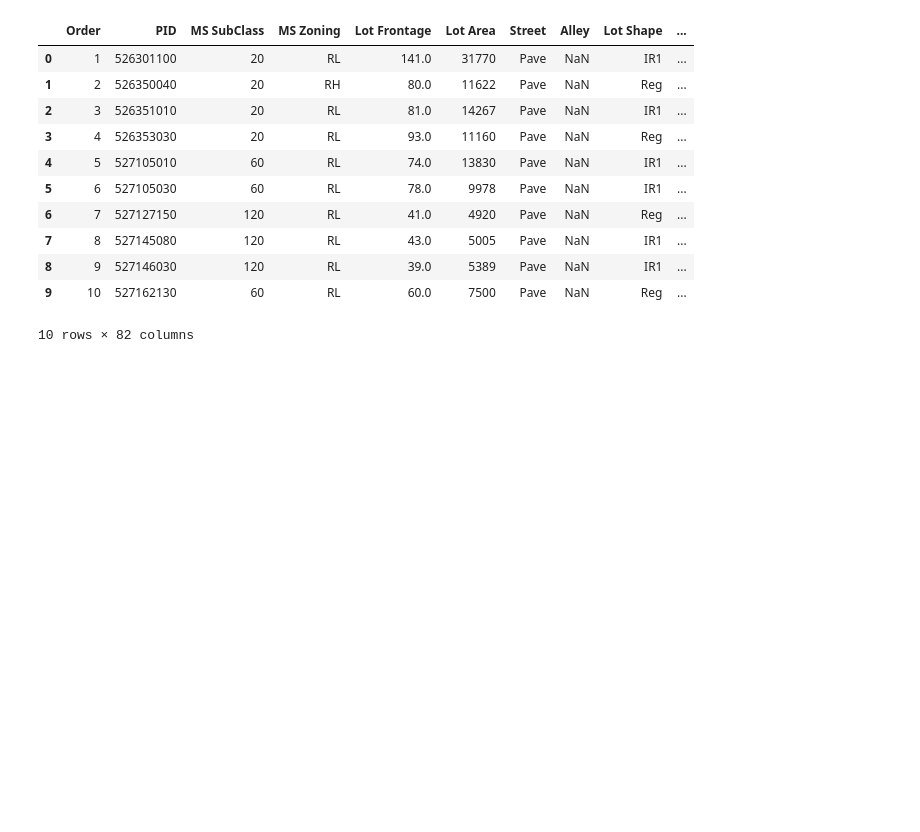
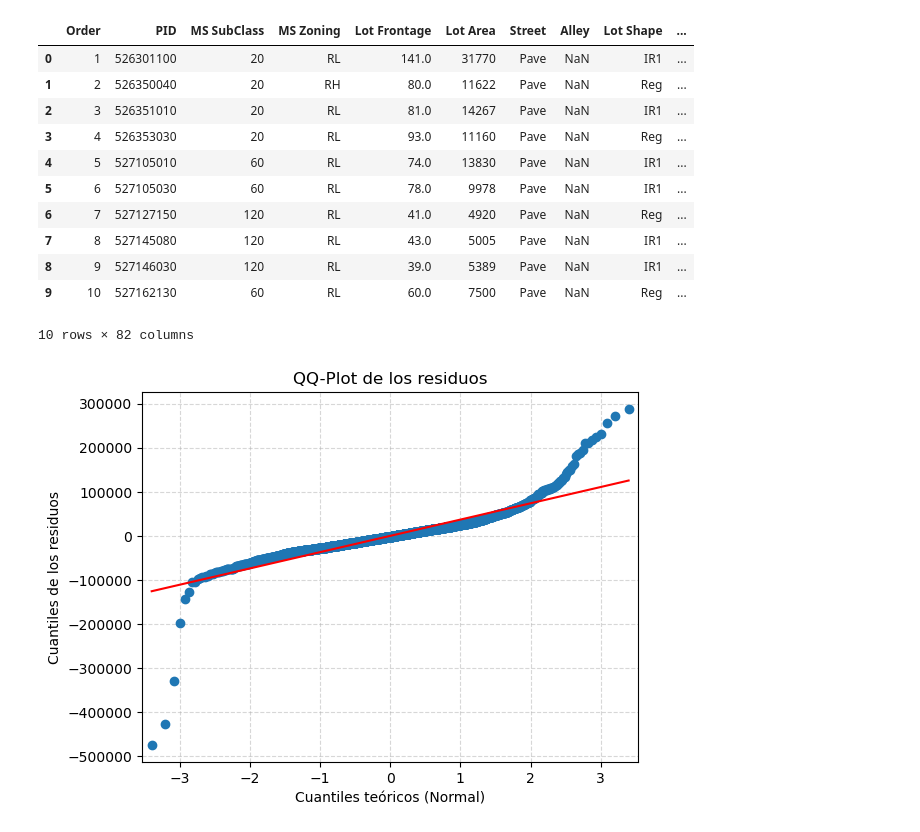
Before and after one commit to Fabian-11037/ames-housing-project, a Jupyter notebook: Notebooks/Proyecto.ipynb, the cells around one changed output. Drawn from its saved outputs; the diff is of its cells as text; code cells hidden in the pictures; blank space fills up the shorter version.

```diff
--- a/Notebooks/Proyecto.ipynb
+++ b/Notebooks/Proyecto.ipynb
@@ -255,3 +257,43 @@ chi2_sup = stats.chi2.ppf(0.025, df=gl)   # χ²_(1-α/2, gl)
 ic_sigma2 = (SSE/chi2_inf, SSE/chi2_sup)
 
 print(f"IC 95% para σ^2: {ic_sigma2}")    # debería ser ≈ [5282.62, 20219.03]
+# %%
+import pandas as pd
+import statsmodels.api as sm
+from statsmodels.stats.outliers_influence import variance_inflation_factor
+import matplotlib.pyplot as plt
+
+# =============================
+# 1. Cargar dataset
+# =============================
+df = pd.read_csv("../Data/AmesHousing.csv")
+
+# Seleccionar variables predictoras
+X = df[['Gr Liv Area', 'Overall Qual', 'Year Built', 'Garage Area', '1st Flr SF', 'SalePrice']].dropna()
+
+Y = X['SalePrice']
+
+X = X.drop('SalePrice', axis =1)
+
+# Agregar constante para el modelo
+X = sm.add_constant(X)
+# %%
+from statsmodels.regression.linear_model import OLS
+
+model = OLS(Y,X)
+result = model.fit()
+# %%
+fitted_vals = result.fittedvalues
+residuals = result.resid
+# %%
+# =============================
+# 4. QQ Plot para evaluar normalidad
+# =============================
+sm.qqplot(residuals, line='s', color='blue')
+plt.title("QQ-Plot de los residuos")
+plt.xlabel("Cuantiles teóricos (Normal)")
+plt.ylabel("Cuantiles de los residuos")
+plt.grid(True, linestyle='--', alpha=0.5)
+plt.show()
+# %% [output]
+[figure, added]
```
Also changed, not shown: parts of 1 cell of this notebook, 1 other file.
